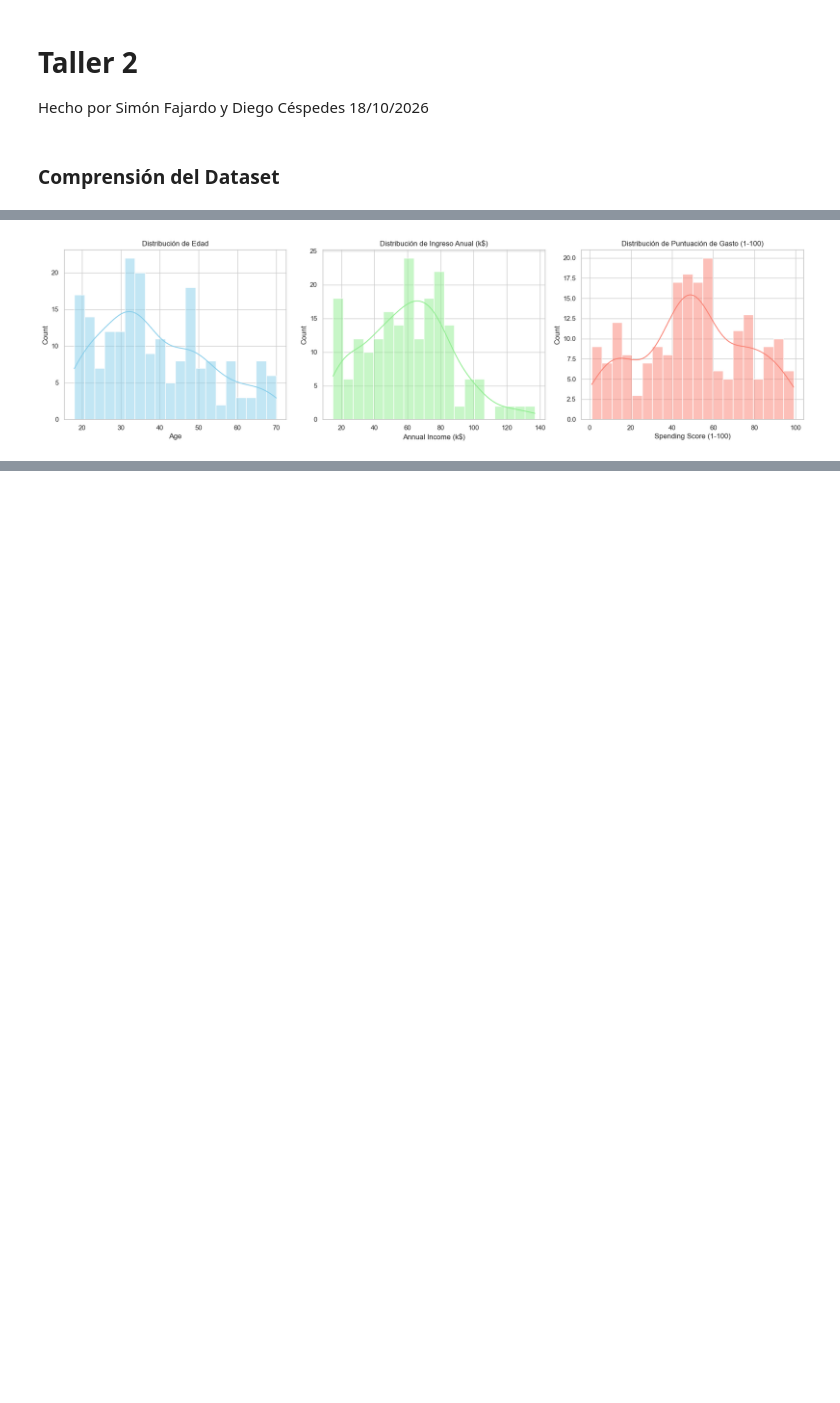
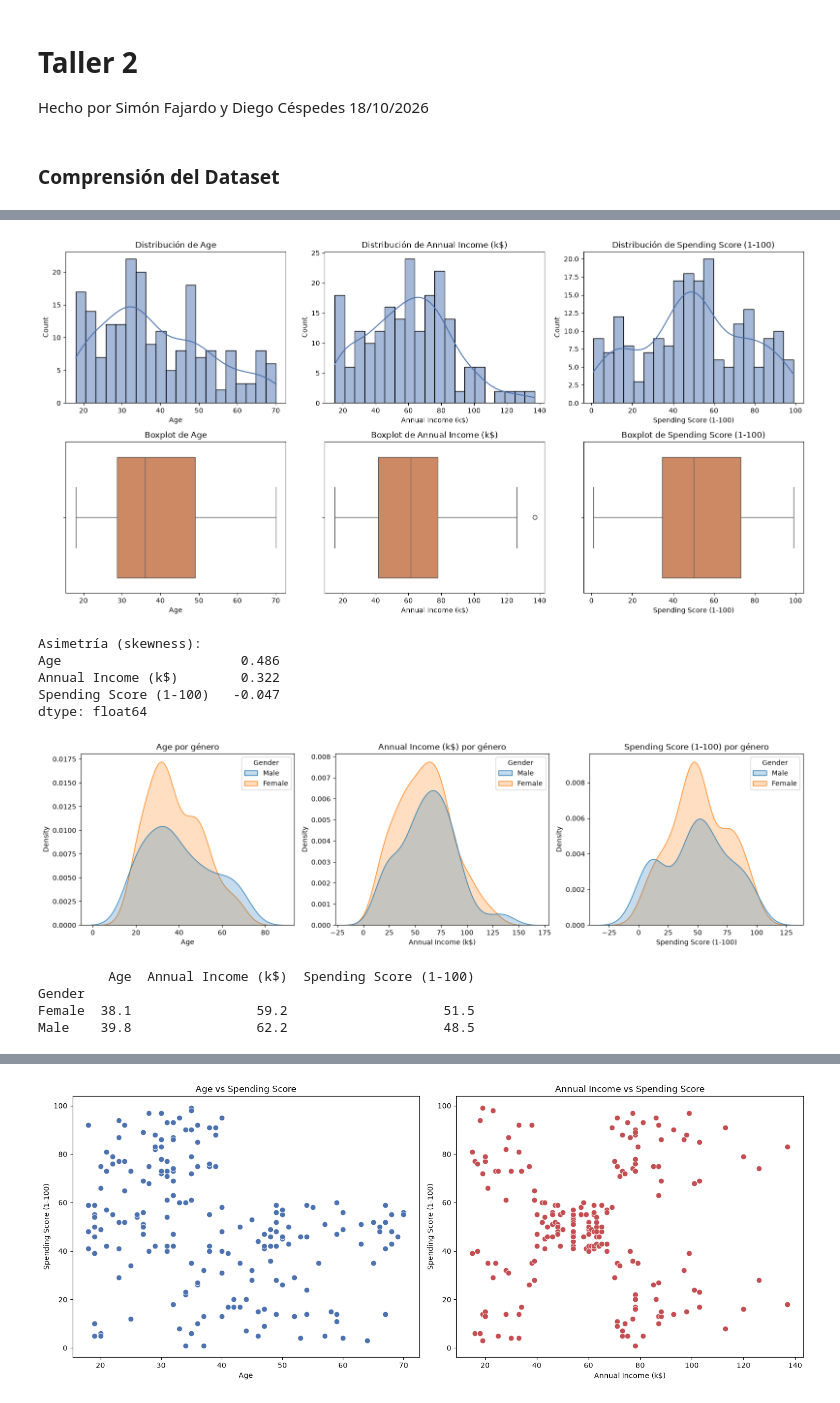
Before and after one commit to DieCs2806/Taller-2-Tecnicas-de-Aprendizaje-de-Maquina, a Jupyter notebook: taller.ipynb, the cells around one changed output, grey strips where cells are left out. Cells and saved outputs as stored; diff of their text form; code cells hidden in the pictures; blank space fills up the shorter version.

```diff
--- a/taller.ipynb
+++ b/taller.ipynb
@@ -22,16 +72,64 @@ df.head()
 # %%
-sns.set_theme(style="whitegrid")
-fig, axes = plt.subplots(1, 3, figsize=(18, 5))
+# Clasificación estadística de cada variable
+tipos = pd.DataFrame({
+    "Tipo pandas": df.dtypes.astype(str),
+    "Tipo estadístico": [
+        "Identificador (nominal, sin valor analítico)",
+        "Categórica nominal binaria",
+        "Numérica discreta (años enteros)",
+        "Numérica continua (registrada en miles de USD, redondeada)",
+        "Numérica ordinal/discreta acotada [1, 100]"
+    ]
+})
+print(tipos)
 
-sns.histplot(df['Age'], bins=20, kde=True, ax=axes[0], color='skyblue')
-axes[0].set_title('Distribución de Edad')
+print(df.describe().round(2))
 
-sns.histplot(df['Annual Income (k$)'], bins=20, kde=True, ax=axes[1], color='lightgreen')
-axes[1].set_title('Distribución de Ingreso Anual (k$)')
+print(df["Gender"].value_counts())
+print((df["Gender"].value_counts(normalize=True) * 100).round(1))
 
-sns.histplot(df['Spending Score (1-100)'], bins=20, kde=True, ax=axes[2], color='salmon')
-axes[2].set_title('Distribución de Puntuación de Gasto (1-100)')
+num_cols = ["Age", "Annual Income (k$)", "Spending Score (1-100)"]
 
+fig, axes = plt.subplots(2, 3, figsize=(16, 8))
+for i, col in enumerate(num_cols):
+    sns.histplot(df[col], kde=True, bins=20, ax=axes[0, i], color="#4C72B0")
+    axes[0, i].set_title(f"Distribución de {col}")
+    sns.boxplot(x=df[col], ax=axes[1, i], color="#DD8452")
+    axes[1, i].set_title(f"Boxplot de {col}")
 plt.tight_layout()
+plt.savefig("fig1_distribuciones.png", dpi=150)
 plt.show()
+
+print("Asimetría (skewness):")
+print(df[num_cols].skew().round(3))
+
+# Distribución por género
+fig, axes = plt.subplots(1, 3, figsize=(16, 4.5))
+for i, col in enumerate(num_cols):
+    sns.kdeplot(data=df, x=col, hue="Gender", fill=True, ax=axes[i])
+    axes[i].set_title(f"{col} por género")
+plt.tight_layout()
+plt.savefig("fig2_por_genero.png", dpi=150)
+plt.show()
+print(df.groupby("Gender")[num_cols].mean().round(1))
+
+sns.pairplot(df.drop(columns="CustomerID"), hue="Gender", diag_kind="kde", height=2.8)
+plt.savefig("fig3_pairplot.png", dpi=150)
+plt.show()
+
+fig, axes = plt.subplots(1, 2, figsize=(15, 6))
+sns.scatterplot(data=df, x="Age", y="Spending Score (1-100)", ax=axes[0], s=60, color="#4C72B0")
+axes[0].set_title("Age vs Spending Score")
+sns.scatterplot(data=df, x="Annual Income (k$)", y="Spending Score (1-100)", ax=axes[1], s=60, color="#C44E52")
+axes[1].set_title("Annual Income vs Spending Score")
+plt.tight_layout()
+plt.savefig("fig4_scatters.png", dpi=150)
+plt.show()
+
+plt.figure(figsize=(6, 4.5))
+sns.heatmap(df[num_cols].corr(), annot=True, fmt=".3f", cmap="coolwarm", vmin=-1, vmax=1)
+plt.title("Matriz de correlación (Pearson)")
+plt.tight_layout()
+plt.savefig("fig5_correlacion.png", dpi=150)
+plt.show()
 # %% [output]
@@ -38 +153,11 @@ plt.show()
-[figure, old version]
+[figure, new version]
+Asimetría (skewness):
+Age                       0.486
+Annual Income (k$)        0.322
+Spending Score (1-100)   -0.047
+dtype: float64
+[figure, added]
+         Age  Annual Income (k$)  Spending Score (1-100)
+Gender
+Female  38.1                59.2                    51.5
+Male    39.8                62.2                    48.5
@@ -38,0 +165 @@ plt.show()
+[figure, added]
```
Also changed, not shown: parts of 4 cells of this notebook.
